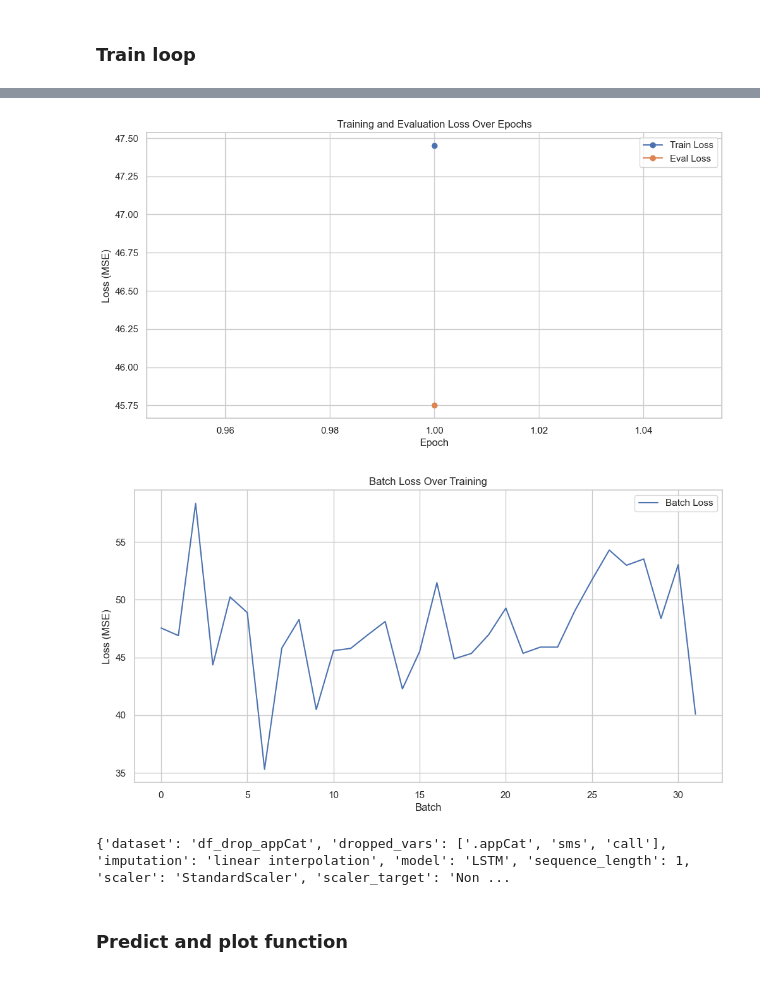
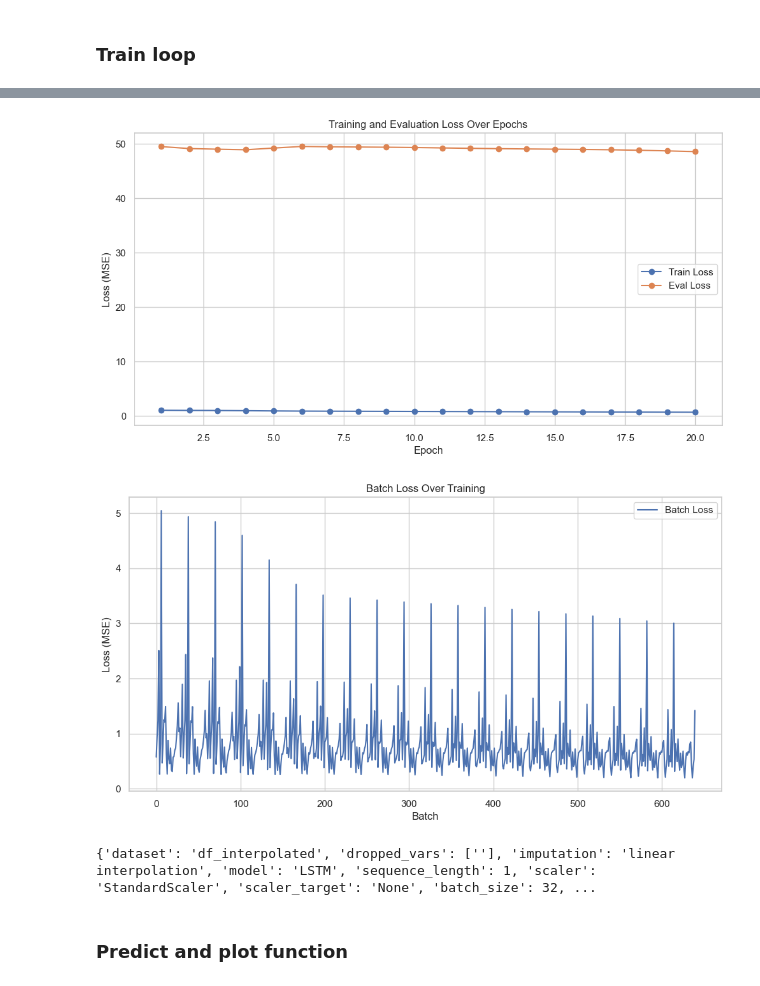
Before and after one commit to matushalak/DMT, a Jupyter notebook: lstm.ipynb, the cells around one changed output, grey strips where cells are left out. Saved outputs shown, nothing was run; the diff lists cells and outputs as text; code cells hidden in the pictures.

Commit message:
group call

```diff
--- a/lstm.ipynb
+++ b/lstm.ipynb
@@ -79,10 +79,11 @@ class MultiParticipantDataset(Dataset):
 # %% [markdown]
 ### Load df
 # %%
-df = pd.read_csv("tables/preprocessed/df_drop_appCat.csv")
+# df = pd.read_csv("tables/preprocessed/df_drop_appCat.csv")
+df = pd.read_csv("tables/preprocessed/df_interpolated.csv")
 
-dataset_name = "df_drop_appCat"
-dropped_vars = [".appCat", "sms", "call"]
+dataset_name = "df_interpolated"
+dropped_vars = [""]
 imputation = "linear interpolation"
 # %% [markdown]
 ### Train test split
@@ -149,7 +148,6 @@ Name: mood, dtype: float64
 ### Normalize
 # %%
 def normalize(df, scaler=None, scaler_target=None, transform_target=False):
-
     df = df.copy()
     features = [col for col in df.columns if col not in ['id_num', 'day', "date", "next_day_mood", "next_day", "mood"]]
 
@@ -190,7 +188,7 @@ def denormalize(df, scaler, scaler_target=None):
     return df
 
 # Normalize the training and test data
-train_df_normalized, scaler, scaler_target = normalize(train_df, scaler=None, scaler_target=None, transform_target=False)
+train_df_normalized, scaler, scaler_target = normalize(train_df, scaler=None, scaler_target=None, transform_target=True)
 test_df_normalized, _, _ = normalize(test_df, scaler=scaler, scaler_target=scaler_target)
 
 print(f"Train shape: {train_df_normalized.shape}, Test shape: {test_df_normalized.shape}") # Train shape: (1230, 24), Test shape: (307, 24)
@@ -253,10 +254,10 @@ class LSTMModel(nn.Module):
 # %%
 # Hyperparameters
 input_dim = len(train_dataset.features)  # e.g., 24
-hidden_dim = 32             # Number of LSTM units
+hidden_dim = 64             # Number of LSTM units
 num_layers = 2
 output_dim = 1                   # For regression (predicting a single value)
-num_epochs = 1
+num_epochs = 20
 learning_rate = 0.001
 
 # Initialize model, loss function, and optimizer
@@ -364,6 +384,6 @@ Epoch [1/1], Train Loss: 47.4499, Eval Loss: 45.7507
-[figure, old version]
+[figure, new version]
-[figure, old version]
+[figure, new version]
-{'dataset': 'df_drop_appCat', 'dropped_vars': ['.appCat', 'sms', 'call'], 'imputation': 'linear interpolation', 'model': 'LSTM', 'sequence_length': 1, 'scaler': 'StandardScaler', 'scaler_target': 'Non ...
+{'dataset': 'df_interpolated', 'dropped_vars': [''], 'imputation': 'linear interpolation', 'model': 'LSTM', 'sequence_length': 1, 'scaler': 'StandardScaler', 'scaler_target': 'None', 'batch_size': 32, ...
 # %% [markdown]
 ### Predict and plot function
 # %%
```
Also changed, not shown: parts of 5 cells of this notebook.
